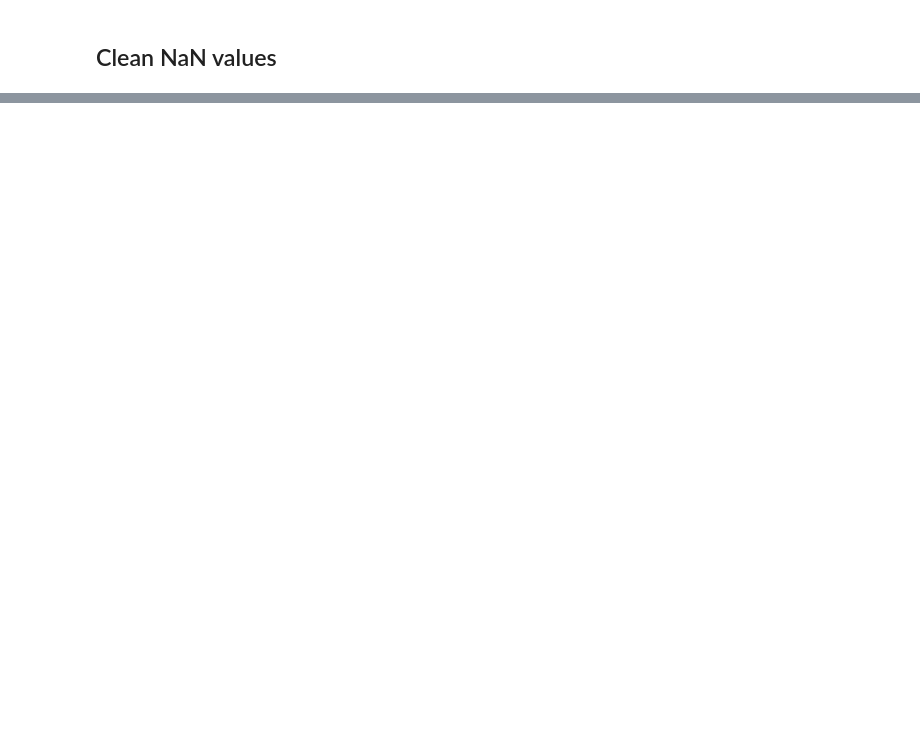
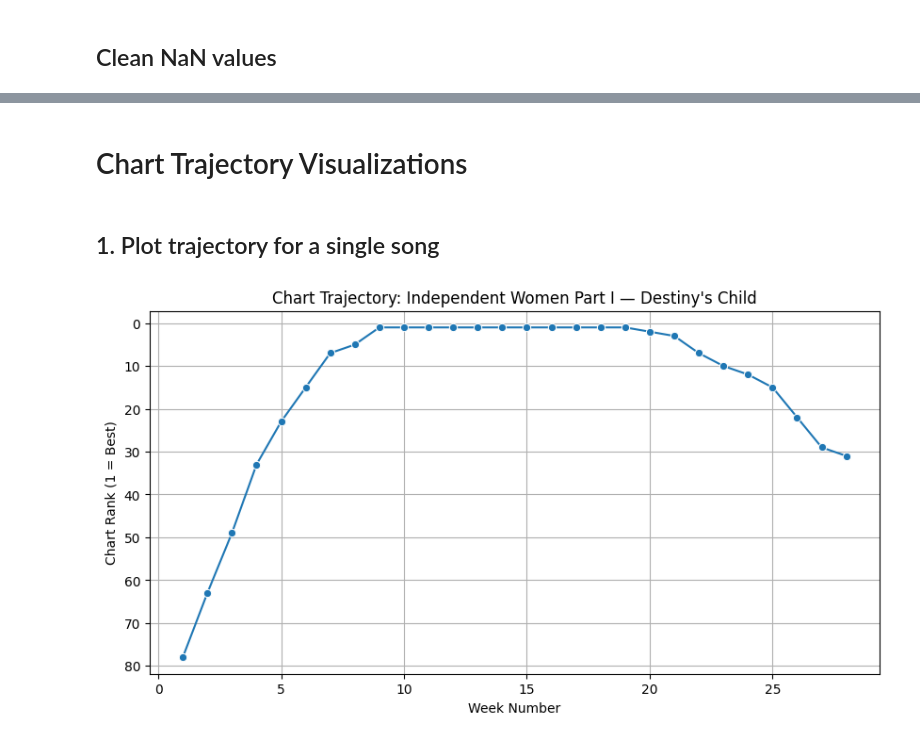
Before and after one commit to AntUse/Prog8245_Wk5_ClassWork, a Jupyter notebook: billboard_answers.ipynb, the cells around one changed output, grey strips where cells are left out. Cells and saved outputs as stored; diff of their text form; code cells hidden in the pictures; blank space fills up the shorter version.

```diff
--- a/billboard_answers.ipynb
+++ b/billboard_answers.ipynb
@@ -72,0 +157,4 @@ df_clean.head()
+# %% [markdown]
+# Chart Trajectory Visualizations
+# %% [markdown]
+## 1. Plot trajectory for a single song
@@ -72,0 +164,18 @@ df_clean.head()
+# %%
+def plot_song_trajectory(Artist, Track):
+    subset = df_clean[(df_clean["Artist"] == Artist) & (df_clean["Track"] == Track)]
+    subset = subset.sort_values("Week_Number")
+
+    plt.figure(figsize=(10,5))
+    sns.lineplot(data=subset, x="Week_Number", y="Chart_Rank", marker="o")
+    plt.gca().invert_yaxis()  # rank 1 at top
+    plt.title(f"Chart Trajectory: {Track} — {Artist}")
+    plt.xlabel("Week Number")
+    plt.ylabel("Chart Rank (1 = Best)")
+    plt.grid(True)
+    plt.show()
+
+# Example
+plot_song_trajectory("Destiny's Child", "Independent Women Part I")
+# %% [output]
+[figure, added]
```
Also changed, not shown: parts of 13 cells of this notebook, 5 other files.
